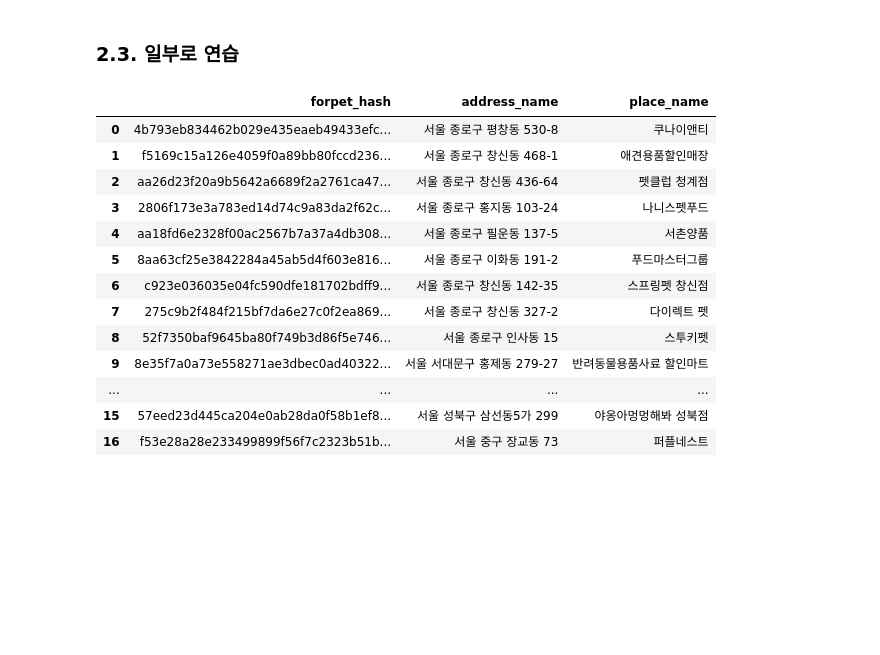
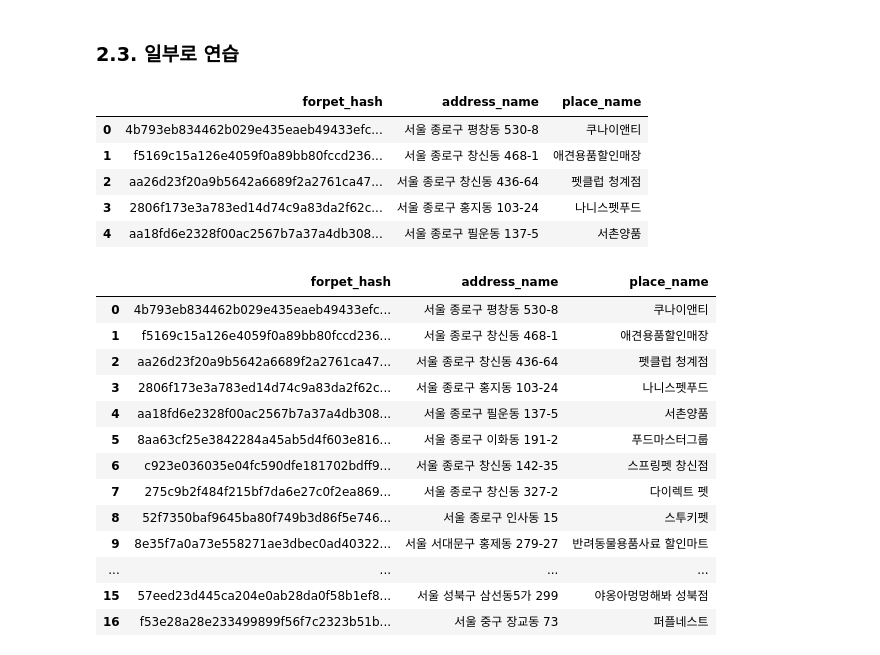
Before and after one commit to shiney5213/Analysis_ReviewData, a Jupyter notebook: 4.Connection_MySQL.ipynb, the cells around one changed output. Saved outputs shown, nothing was run; the diff lists cells and outputs as text; code cells hidden in the pictures; blank space fills up the shorter version.

```diff
--- a/4.Connection_MySQL.ipynb
+++ b/4.Connection_MySQL.ipynb
@@ -353,6 +361,17 @@ def x_table_insert(x_table, forpet_hash, shop_name):
     return x_table
 # %% [markdown]
 ### 2.3. 일부로 연습
+# %%
+ordinary_table = pd.read_csv('mysql_forpet_shop.csv', index_col = 0)
+# %%
+ordinary_table.head()
+# %% [output]
+|  | forpet_hash | address_name | place_name |
+| 0 | 4b793eb834462b029e435eaeb49433efc... | 서울 종로구 평창동 530-8 | 쿠나이앤티 |
+| 1 | f5169c15a126e4059f0a89bb80fccd236... | 서울 종로구 창신동 468-1 | 애견용품할인매장 |
+| 2 | aa26d23f20a9b5642a6689f2a2761ca47... | 서울 종로구 창신동 436-64 | 펫클럽 청계점 |
+| 3 | 2806f173e3a783ed14d74c9a83da2f62c... | 서울 종로구 홍지동 103-24 | 나니스펫푸드 |
+| 4 | aa18fd6e2328f00ac2567b7a37a4db308... | 서울 종로구 필운동 137-5 | 서촌양품 |
 # %%
 first_shop =ordinary_table.head(20)
 # %%
```
Also changed, not shown: parts of 7 cells of this notebook.
